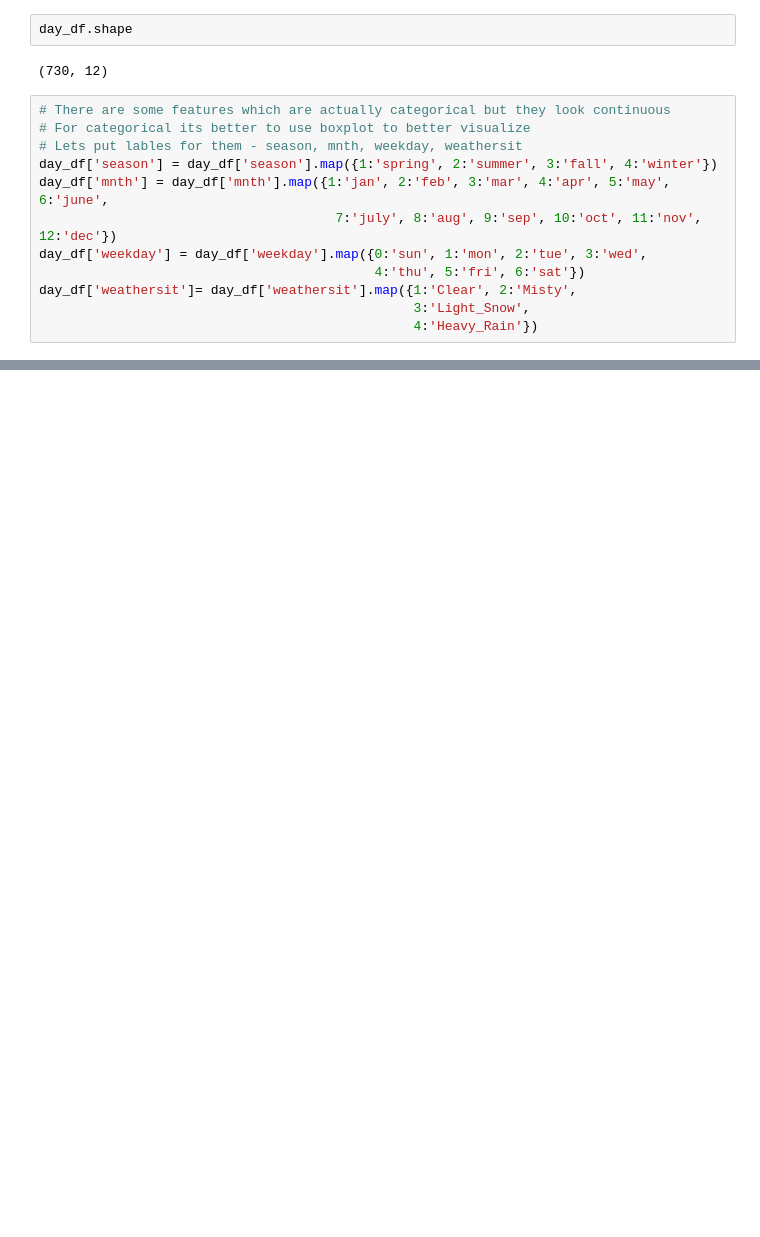
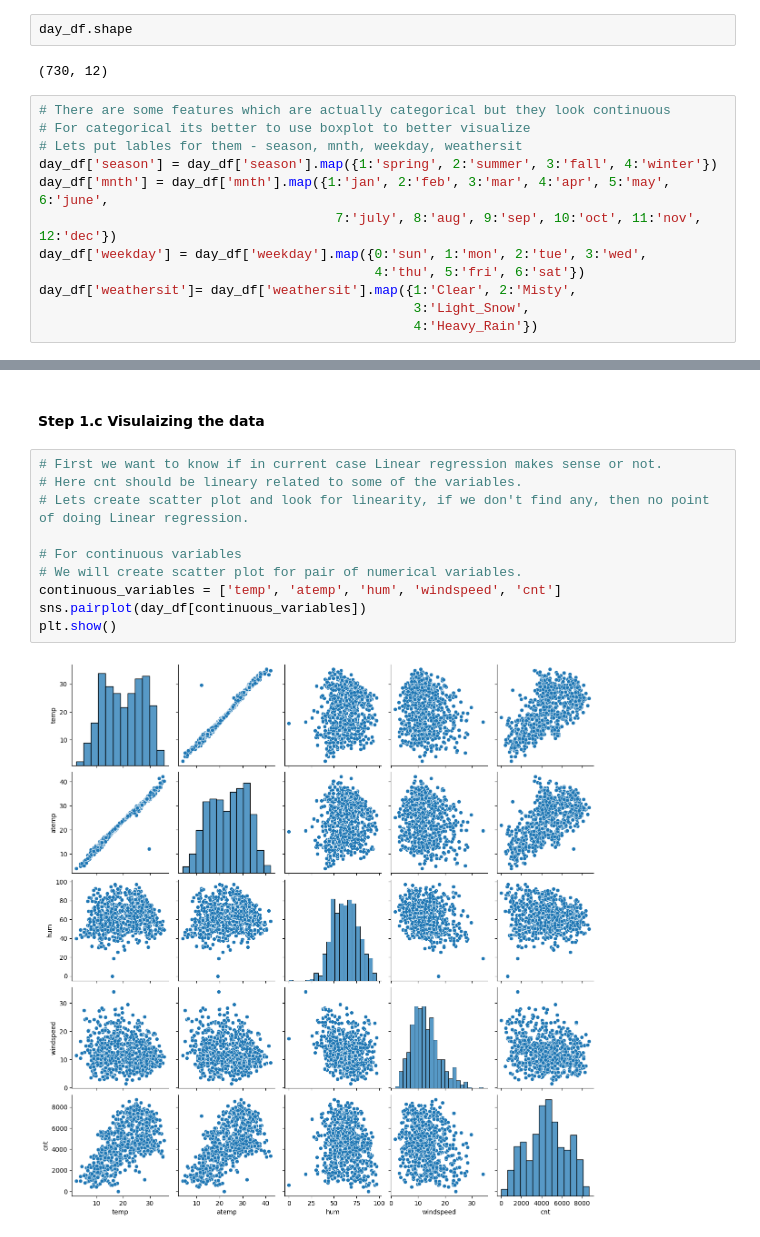
Before and after one commit to kc11381/Bike_Sharing_Case_Study, a Jupyter notebook: bike_sharing_predictors.ipynb, the cells around one changed output, grey strips where cells are left out. Drawn from its saved outputs; the diff is of its cells as text; blank space fills up the shorter version.

Commit message:
Reading, Understanding and Visualizing the data done

```diff
--- a/bike_sharing_predictors.ipynb
+++ b/bike_sharing_predictors.ipynb
@@ -130,3 +130,17 @@ day_df.head()
 | 2 | spring | 0 | jan | 0 | mon | 1 | Clear | 8.050924 | 9.47025 | 43.7273 | ... |
 | 3 | spring | 0 | jan | 0 | tue | 1 | Clear | 8.200000 | 10.60610 | 59.0435 | ... |
 | 4 | spring | 0 | jan | 0 | wed | 1 | Clear | 9.305237 | 11.46350 | 43.6957 | ... |
+# %% [markdown]
+#### Step 1.c Visulaizing the data
+# %%
+# First we want to know if in current case Linear regression makes sense or not.
+# Here cnt should be lineary related to some of the variables.
+# Lets create scatter plot and look for linearity, if we don't find any, then no point of doing Linear regression.
+
+# For continuous variables
+# We will create scatter plot for pair of numerical variables.
+continuous_variables = ['temp', 'atemp', 'hum', 'windspeed', 'cnt']
+sns.pairplot(day_df[continuous_variables])
+plt.show()
+# %% [output]
+[figure, added]
```
Also changed, not shown: parts of 4 cells of this notebook.
